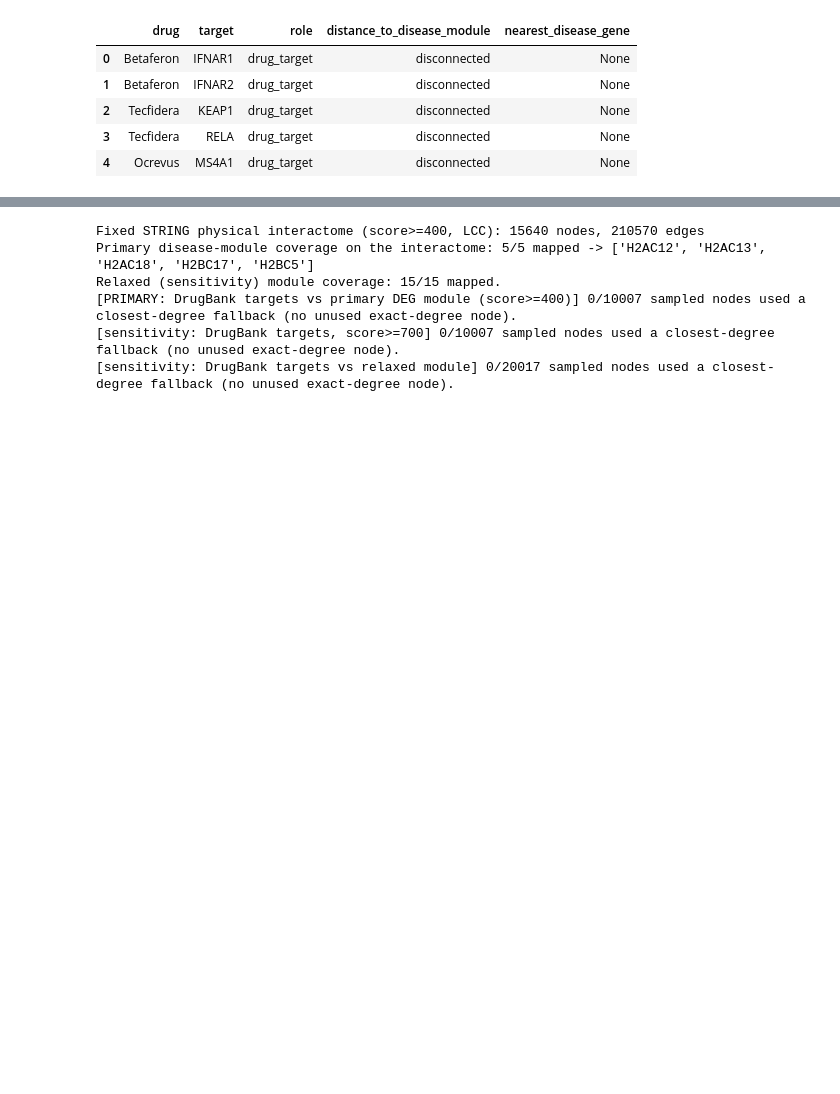
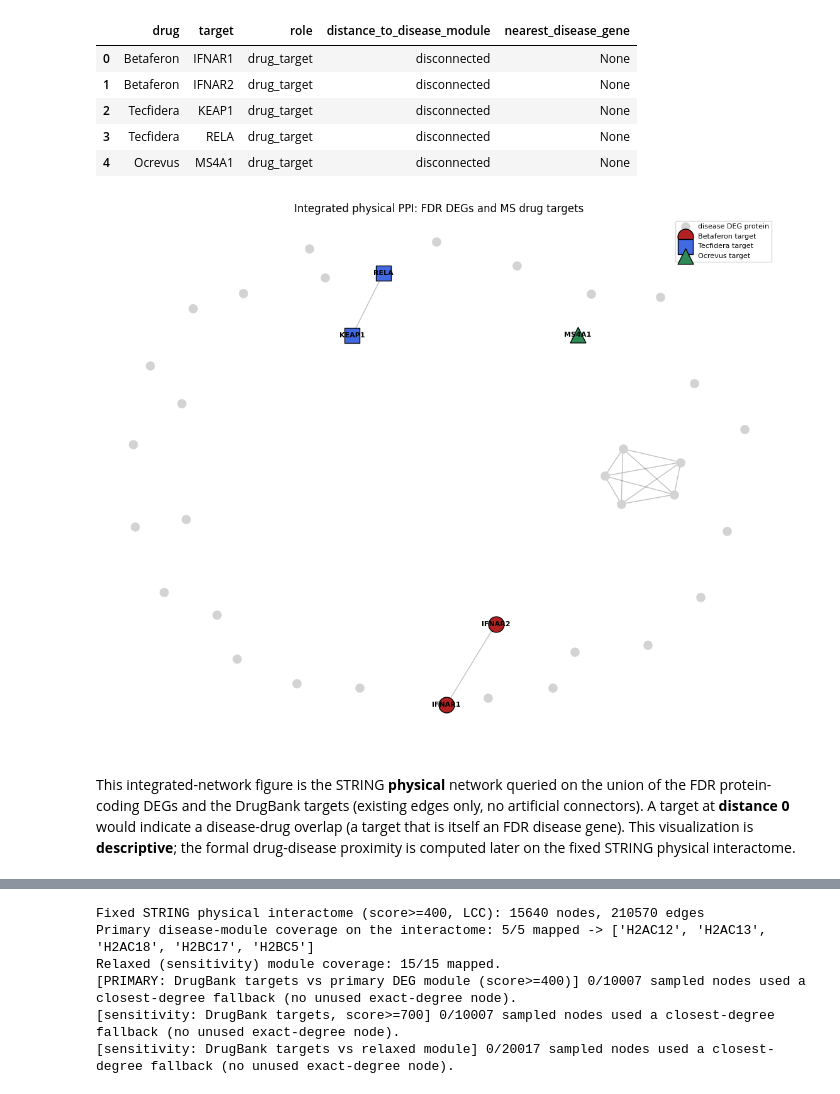
Before and after one commit to ilegul/ms-cd4, a Jupyter notebook: notebooks/BSB_CD4_MS_assignment.ipynb, the cells around one changed output, grey strips where cells are left out. Cells and saved outputs as stored; diff of their text form; code cells hidden in the pictures; blank space fills up the shorter version.

```diff
--- a/notebooks/BSB_CD4_MS_assignment.ipynb
+++ b/notebooks/BSB_CD4_MS_assignment.ipynb
@@ -2146,3 +2130,45 @@ drug targets by geometry -> disease-drug overlap (distance 0): 0 | reachable (di
 | 2 | Tecfidera | KEAP1 | drug_target | disconnected | None |
 | 3 | Tecfidera | RELA | drug_target | disconnected | None |
 | 4 | Ocrevus | MS4A1 | drug_target | disconnected | None |
+# %%
+# --- Visualize the EXISTING integrated disease + drug-target physical network (no rebuild) ---
+# drug -> its mapped preferredName targets (a target shared by >1 drug is kept for each drug)
+_drug_pref = {drug: [pref_int[t] for t in T if t in pref_int and pref_int[t] in Gint]
+              for drug, T in drug_targets.items()}
+_pos = nx.spring_layout(Gint, seed=42, k=0.6)
+fig, ax = plt.subplots(figsize=(11, 9))
+nx.draw_networkx_edges(Gint, _pos, alpha=0.25, ax=ax)                      # existing STRING edges only
+_disease_nodes = [n for n in Gint if node_role.get(n) == 'disease']
+nx.draw_networkx_nodes(Gint, _pos, nodelist=_disease_nodes, node_color='lightgrey',
+                       node_size=90, label='disease DEG protein', ax=ax)
+_overlap_nodes = [n for n in Gint if node_role.get(n) == 'disease-drug overlap']
+if _overlap_nodes:
+    nx.draw_networkx_nodes(Gint, _pos, nodelist=_overlap_nodes, node_color='gold', node_shape='D',
+                           edgecolors='k', node_size=340, label='disease-drug overlap', ax=ax)
+_style = {'Betaferon': ('firebrick', 'o'), 'Tecfidera': ('royalblue', 's'), 'Ocrevus': ('seagreen', '^')}
+for drug, prefs in _drug_pref.items():
+    prefs = [p for p in prefs if p not in set(_overlap_nodes)]
+    if not prefs: continue
+    col, mk = _style.get(drug, ('purple', 'P'))
+    nx.draw_networkx_nodes(Gint, _pos, nodelist=prefs, node_color=col, node_shape=mk,
+                           edgecolors='k', node_size=320, label=f'{drug} target', ax=ax)
+# label all drug targets (+ overlaps) and any disease node directly adjacent to a target
+_target_nodes = set(target_pref)
+_adjacent_disease = {v for t in _target_nodes if t in Gint for v in Gint.neighbors(t)
+                     if node_role.get(v) == 'disease'}
+_lab = {n: n for n in (_target_nodes | set(_overlap_nodes) | _adjacent_disease)}
+nx.draw_networkx_labels(Gint, _pos, labels=_lab, font_size=8, font_weight='bold', ax=ax)
+ax.set_title('Integrated physical PPI: FDR DEGs and MS drug targets'); ax.legend(scatterpoints=1, fontsize=8, loc='best')
+ax.axis('off'); plt.tight_layout(); plt.savefig(NET / 'integrated_disease_drug_network.png', dpi=150); plt.show()
+_shared = {t: [d for d, T in drug_targets.items() if t in T] for t in drug_target_all}
+_shared = {t: ds for t, ds in _shared.items() if len(ds) > 1}
+if _shared:
+    print('Targets shared by more than one drug (kept for each in the legend):', _shared)
+# %% [output]
+[figure, added]
+# %% [markdown]
+This integrated-network figure is the STRING **physical** network queried on the union of the
+FDR protein-coding DEGs and the DrugBank targets (existing edges only, no artificial connectors). A
+target at **distance 0** would indicate a disease-drug overlap (a target that is itself an FDR disease
+gene). This visualization is **descriptive**; the formal drug-disease proximity is computed later on the
+fixed STRING physical interactome.
```
Also changed, not shown: parts of 18 cells of this notebook, 19 other files.
